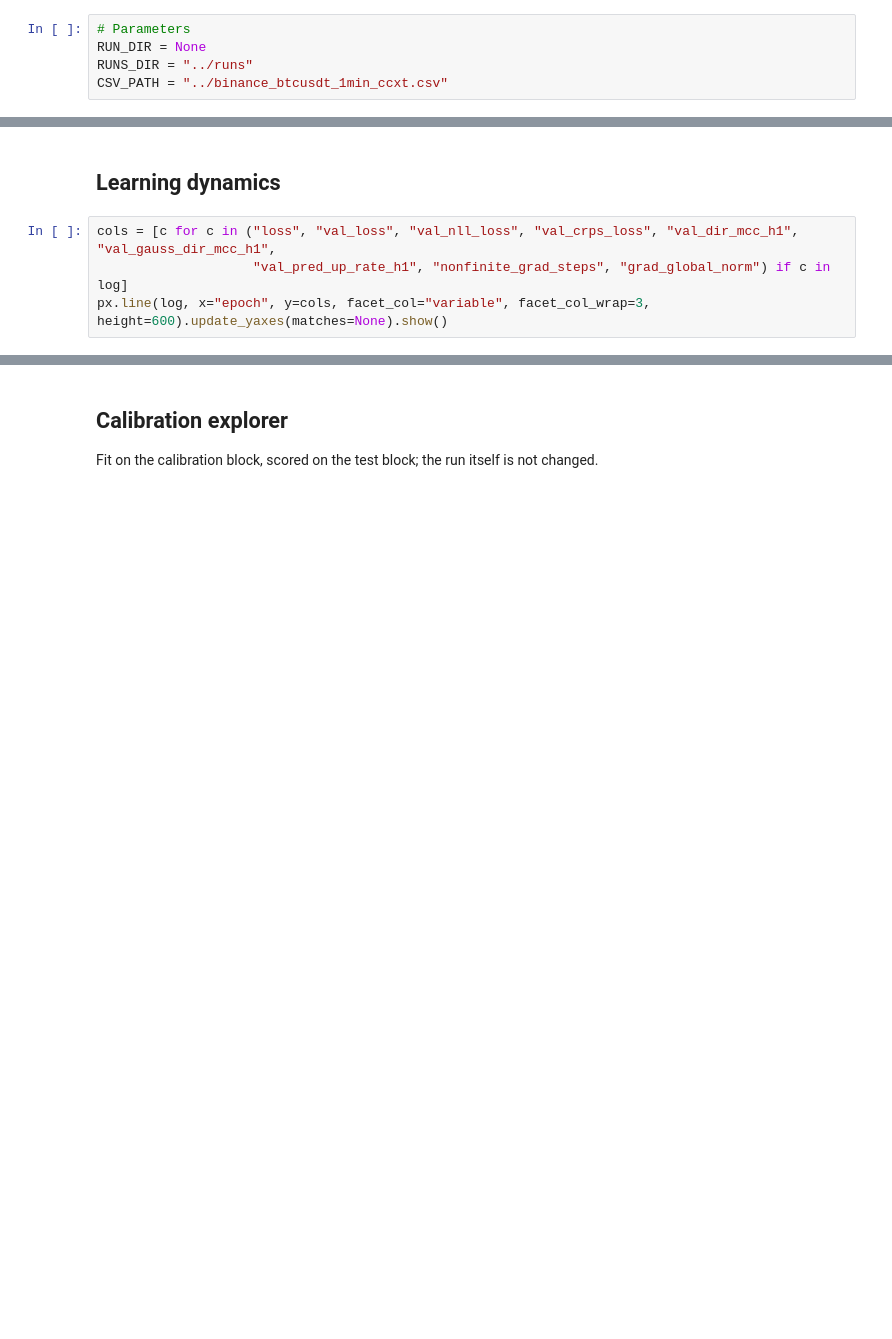
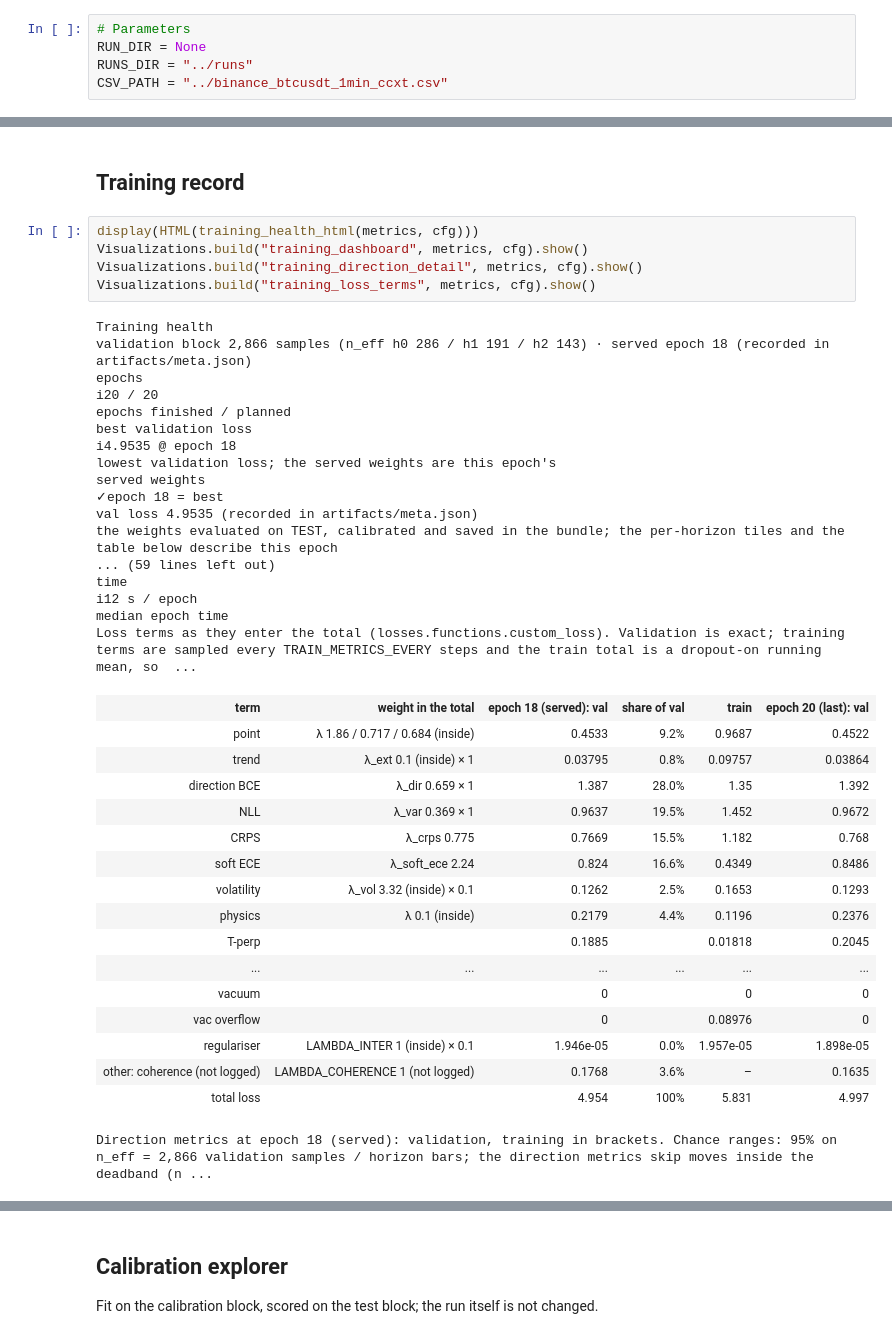
Before and after one commit to another-worlds/neural_trade, a Jupyter notebook: notebooks/04_diagnostics.ipynb, the cells around one changed output, grey strips where cells are left out. Drawn from its saved outputs; the diff is of its cells as text; blank space fills up the shorter version.

```diff
--- a/notebooks/04_diagnostics.ipynb
+++ b/notebooks/04_diagnostics.ipynb
@@ -35,6 +58,42 @@ Date range after cleaning: 2025-10-11 02:30:00+00:00 to 2025-11-10 07:29:00+00:0
-# %% [markdown]
-## Learning dynamics
-# %%
-cols = [c for c in ("loss", "val_loss", "val_nll_loss", "val_crps_loss", "val_dir_mcc_h1", "val_gauss_dir_mcc_h1",
-                    "val_pred_up_rate_h1", "nonfinite_grad_steps", "grad_global_norm") if c in log]
-px.line(log, x="epoch", y=cols, facet_col="variable", facet_col_wrap=3, height=600).update_yaxes(matches=None).show()
+# %% [markdown]
+## Training record
+# %%
+display(HTML(training_health_html(metrics, cfg)))
+Visualizations.build("training_dashboard", metrics, cfg).show()
+Visualizations.build("training_direction_detail", metrics, cfg).show()
+Visualizations.build("training_loss_terms", metrics, cfg).show()
+# %% [output]
+Training health
+validation block 2,866 samples (n_eff h0 286 / h1 191 / h2 143) · served epoch 18 (recorded in artifacts/meta.json)
+epochs
+i20 / 20
+epochs finished / planned
+best validation loss
+i4.9535 @ epoch 18
+lowest validation loss; the served weights are this epoch's
+served weights
+✓epoch 18 = best
+val loss 4.9535 (recorded in artifacts/meta.json)
+the weights evaluated on TEST, calibrated and saved in the bundle; the per-horizon tiles and the table below describe this epoch
+... (59 lines left out)
+time
+i12 s / epoch
+median epoch time
+Loss terms as they enter the total (losses.functions.custom_loss). Validation is exact; training terms are sampled every TRAIN_METRICS_EVERY steps and the train total is a dropout-on running mean, so  ...
+| term | weight in the total | epoch 18 (served): val | share of val | train | epoch 20 (last): val |
+| point | λ 1.86 / 0.717 / 0.684 (inside) | 0.4533 | 9.2% | 0.9687 | 0.4522 |
+| trend | λ_ext 0.1 (inside) × 1 | 0.03795 | 0.8% | 0.09757 | 0.03864 |
+| direction BCE | λ_dir 0.659 × 1 | 1.387 | 28.0% | 1.35 | 1.392 |
+| NLL | λ_var 0.369 × 1 | 0.9637 | 19.5% | 1.452 | 0.9672 |
+| CRPS | λ_crps 0.775 | 0.7669 | 15.5% | 1.182 | 0.768 |
+| soft ECE | λ_soft_ece 2.24 | 0.824 | 16.6% | 0.4349 | 0.8486 |
+| volatility | λ_vol 3.32 (inside) × 0.1 | 0.1262 | 2.5% | 0.1653 | 0.1293 |
+| physics | λ 0.1 (inside) | 0.2179 | 4.4% | 0.1196 | 0.2376 |
+| T-perp |  | 0.1885 |  | 0.01818 | 0.2045 |
+| ... | ... | ... | ... | ... | ... |
+| vacuum |  | 0 |  | 0 | 0 |
+| vac overflow |  | 0 |  | 0.08976 | 0 |
+| regulariser | LAMBDA_INTER 1 (inside) × 0.1 | 1.946e-05 | 0.0% | 1.957e-05 | 1.898e-05 |
+| other: coherence (not logged) | LAMBDA_COHERENCE 1 (not logged) | 0.1768 | 3.6% | – | 0.1635 |
+| total loss |  | 4.954 | 100% | 5.831 | 4.997 |
+Direction metrics at epoch 18 (served): validation, training in brackets. Chance ranges: 95% on n_eff = 2,866 validation samples / horizon bars; the direction metrics skip moves inside the deadband (n ...
```
Also changed, not shown: parts of 13 cells of this notebook, 5 other files.
